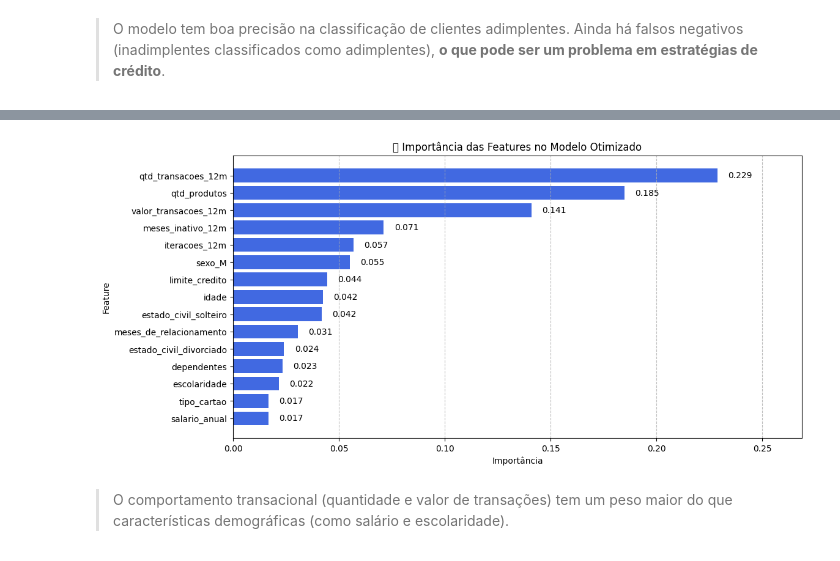
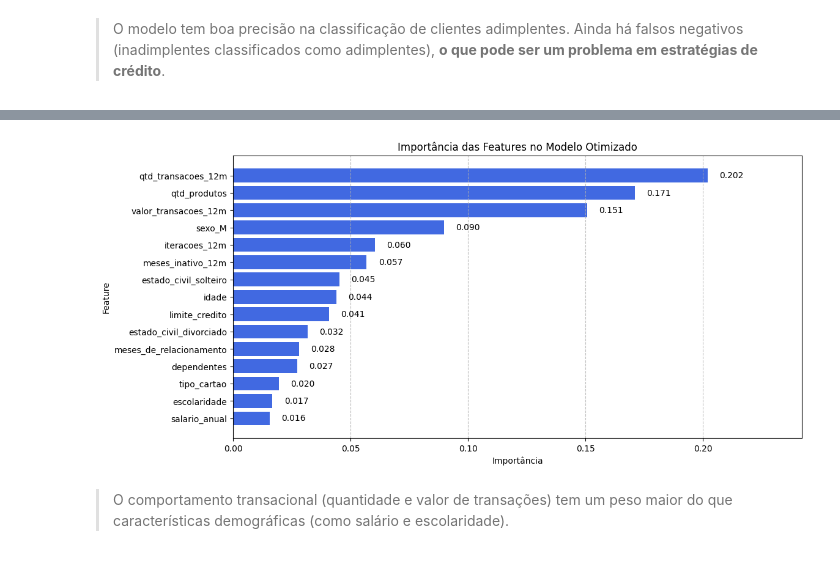
Before and after one commit to matheusvazdata/ml-classificacao-analise-de-inadimplencia, a Jupyter notebook: Projeto_ML_Coder_House_Classificacao.ipynb, the cells around one changed output, grey strips where cells are left out. Drawn from its saved outputs; the diff is of its cells as text; code cells hidden in the pictures.

Commit message:
Melhorias relacionadas a validação cruzada e parâmetros do modelo campeão, além de implementação de engenharia de feature na tentativa de melhorar o modelo.

```diff
--- a/Projeto_ML_Coder_House_Classificacao.ipynb
+++ b/Projeto_ML_Coder_House_Classificacao.ipynb
@@ -463,7 +463,7 @@ grafico_dispersao(df, 'qtd_transacoes_12m', 'valor_transacoes_12m', escala_log=T
 # %%
 from sklearn.model_selection import train_test_split
 
-def dividir_dados(df, target='default', test_size=0.2, random_state=2048):
+def dividir_dados(df, target='default', test_size=0.2, random_state=1234):
     """
     Divide os dados de forma estratificada, garantindo que a distribuição da variável alvo seja preservada.
 
@@ -471,7 +471,7 @@ def dividir_dados(df, target='default', test_size=0.2, random_state=2048):
     - df: DataFrame contendo os dados.
     - target: Nome da variável alvo.
     - test_size: Proporção do conjunto de teste (padrão: 20%).
-    - random_state: Semente para reprodutibilidade (padrão: 2048).
+    - random_state: Semente para reprodutibilidade (padrão: 1234).
 
     Retorna:
     - df_treino: DataFrame de treino.
@@ -978,7 +995,7 @@ from sklearn.model_selection import RandomizedSearchCV
 from sklearn.metrics import confusion_matrix, ConfusionMatrixDisplay
 
 # --- FUNÇÃO PARA OTIMIZAÇÃO DO XGBOOST ---
-def otimizar_xgboost(X_treino, y_treino, n_iter=10, cv=5, scoring='roc_auc'):
+def otimizar_xgboost(X_treino, y_treino, n_iter=100, cv=10, scoring='roc_auc'):
     """
     Realiza a busca por hiperparâmetros ótimos para XGBoost usando RandomizedSearchCV.
 
@@ -1080,36 +1132,36 @@ def plot_importancia_features(modelo, features):
     """
     Plota a importância das features de um modelo treinado.
 
     Parâmetros:
     - modelo: Modelo treinado do XGBoost.
     - features: Lista com os nomes das features.
     """
     importances = modelo.feature_importances_
     indices = np.argsort(importances)[::-1]  # Ordenar do maior para o menor
 
     plt.figure(figsize=(12, 6))
     bars = plt.barh(np.array(features)[indices], importances[indices], color='royalblue')
 
     # Adicionando rótulos dentro das barras
     for bar, importance in zip(bars, importances[indices]):
         plt.text(bar.get_width() + 0.005,  # Garante que o texto fique dentro da área do gráfico
                  bar.get_y() + bar.get_height()/2,
                  f"{importance:.3f}",
                  va='center', ha='left', fontsize=10, color='black')
 
     plt.grid(axis='x', linestyle='--', alpha=0.8)
     plt.xlabel("Importância")
     plt.ylabel("Feature")
-    plt.title("📌 Importância das Features no Modelo Otimizado")
+    plt.title("Importância das Features no Modelo Otimizado")
     plt.xlim(0, max(importances) + 0.04)
     plt.gca().invert_yaxis()  # Inverter a ordem para destacar as mais importantes
 
     plt.show()
 
-# 🔹 Exibir Importância das Features
+# Exibir Importância das Features
 plot_importancia_features(melhor_xgb_final, X_treino.columns)
 # %% [output]
-[figure, old version]
+[figure, new version]
 # %% [markdown]
 > O comportamento transacional (quantidade e valor de transações) tem um peso maior do que características demográficas (como salário e escolaridade).
 # %% [markdown]
```
Also changed, not shown: parts of 42 cells of this notebook.
